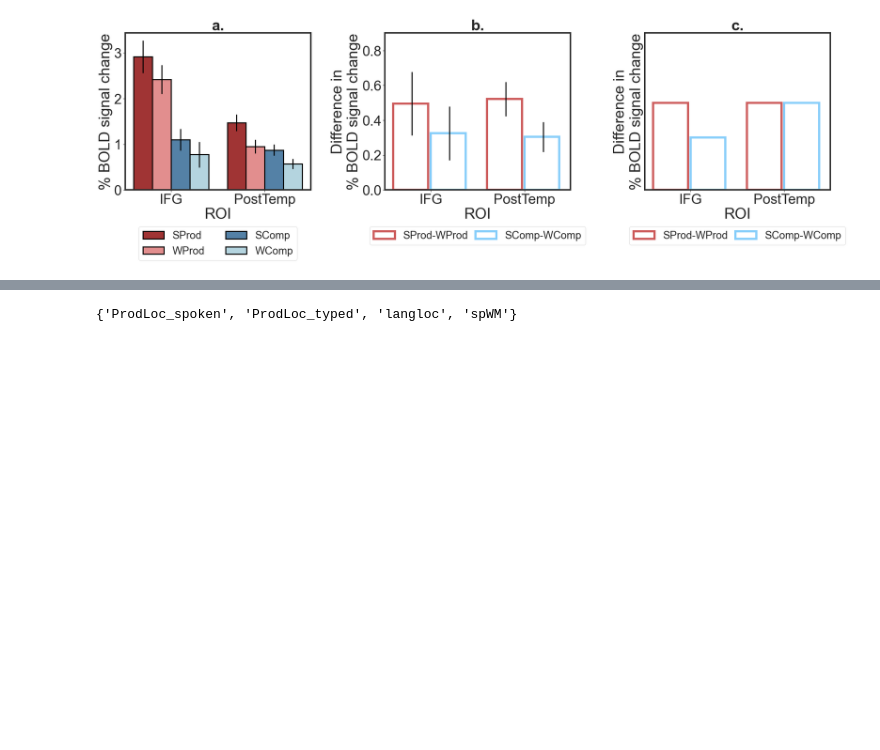
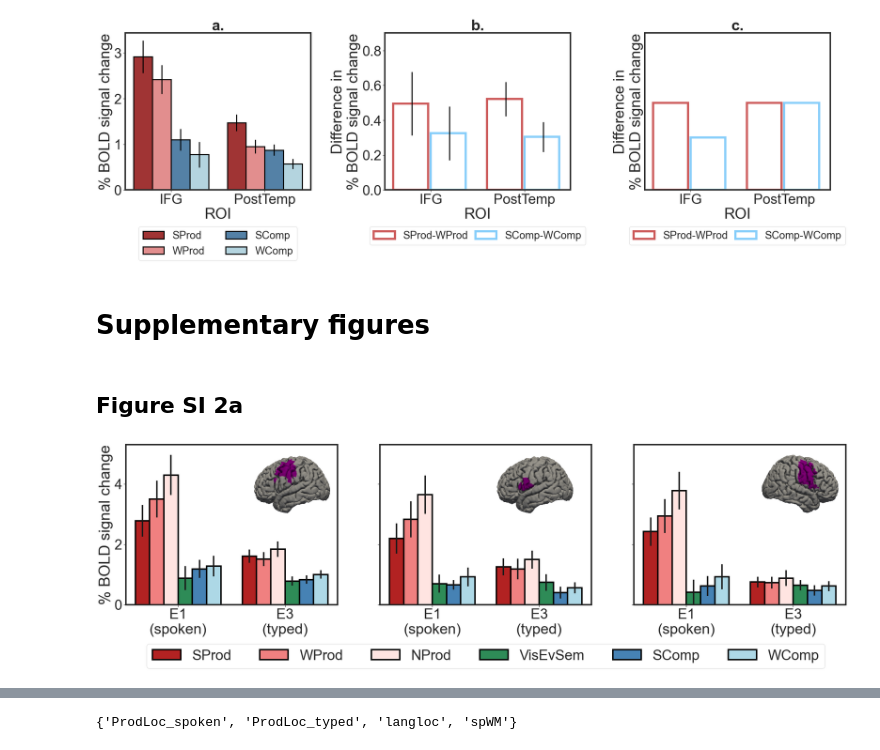
Before and after one commit to jennhu/LanguageProduction, a Jupyter notebook: figures/code/production_paper_fROI_response_figures.ipynb, the cells around one changed output, grey strips where cells are left out. Cells and saved outputs as stored; diff of their text form; code cells hidden in the pictures; blank space fills up the shorter version.

```diff
--- a/figures/code/production_paper_fROI_response_figures.ipynb
+++ b/figures/code/production_paper_fROI_response_figures.ipynb
@@ -645,3 +650,54 @@ plt.savefig("../figures/figure4_IFG_PostTemp.tiff", bbox_inches="tight")
 plt.savefig("../figures/figure4_IFG_PostTemp.png", bbox_inches="tight")
 # %% [output]
 [figure]
+# %% [markdown]
+# Supplementary figures
+# %% [markdown]
+## Figure SI 2a
+# %%
+data_title = 'Average fROI response in the low-level speaking regions'
+networks = ['lowlevel_speaking'] #which network to include in data
+hemispheres = ["LH","RH"] #which hemisphere to include in data
+ROIs = [1,3,4]
+
+
+#read in the csv with all data
+# all_indiv_data = pd.read_csv('../../data/fMRI_all_indiv_production_data.csv')
+
+experiment_names = ["E1","E3"]
+new_exp_names = ["E1","E3"] #one to one correspondence with above list, replacement names
+
+conditions = {"E1": ["SProd","WProd","NProd","VisEvSem","SComp","WComp"],
+             "E3": ["SProd","WProd","NProd","VisEvSem","SComp","WComp"]
+             }
+
+criticalTasks = ["ProdLoc_spoken","ProdLoc_typed"] #target criticalTasks in the expts
+consolidated_expt = None #expt that has consolidated data across all the experiments
+
+#create layout for the full figure
+fig, axes = plt.subplots(nrows=1, ncols=len(ROIs), sharey=True, sharex=True, figsize=(35,8))
+
+ylim = (0,5.3)
+
+for i, ax in enumerate(axes):
+    indiv_data = prep_data(all_indiv_data, consolidated_expt,networks, hemispheres, [ROIs[i]], conditions, criticalTasks, experiment_names, new_exp_names)
+    #get name of ROI for plotting and to get correct brain image
+    ROI_name = "".join(pd.unique(indiv_data.ROI_name))
+    brain_image = "../images/lowlevel_speaking_fROI_"+ROI_name+".png"
+    ROI_name=""
+    ax = plot_data(ax=ax,
+             data=indiv_data,
+             data_title=ROI_name,
+             network = 'lowlevel_speaking',
+             brain_image = brain_image,
+             expt_order = new_exp_names,
+             conditions = conditions,
+             plot_labels = True,
+             plot_legend=(i==1), # only plot legend under middle plot
+             ylim=ylim)
+    if i > 0:
+        ax.set_ylabel("")
+
+plt.savefig("../figures/figure_si2a_lowlevel_speaking_fig.tiff", bbox_inches = 'tight')
+# %% [output]
+[figure, added]
```
Also changed, not shown: parts of 11 cells of this notebook, 4 other files.
